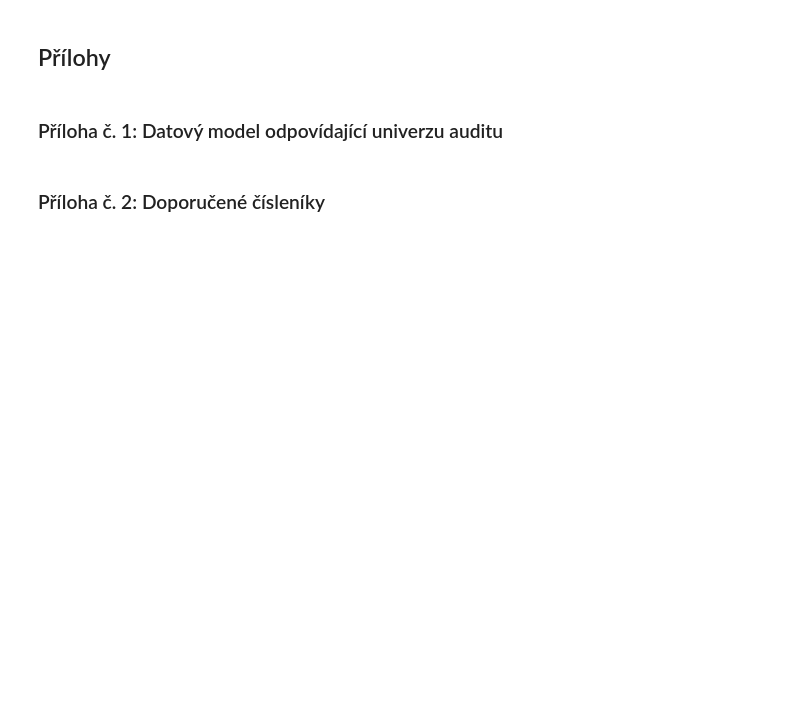
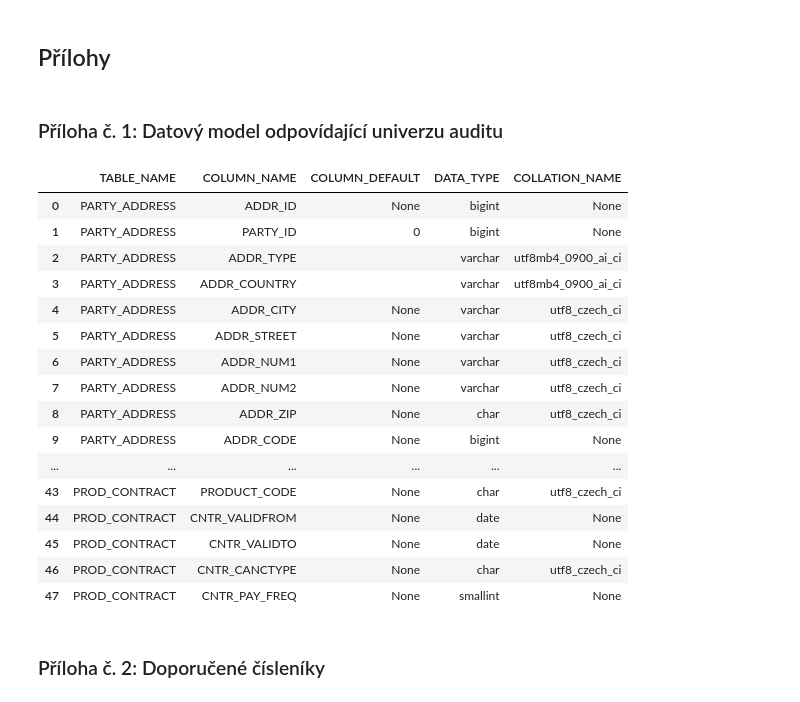
Before and after one commit to JanKlac/4IZ562Teamwork, a Jupyter notebook: Audit_Report.ipynb, the cells around one changed output. Saved outputs shown, nothing was run; the diff lists cells and outputs as text; code cells hidden in the pictures; blank space fills up the shorter version.

```diff
--- a/Audit_Report.ipynb
+++ b/Audit_Report.ipynb
@@ -86,5 +494,25 @@ Zmiňte AML, Solvency II, jako Best Practices RUIAN a stručně popište
 ## Přílohy
 # %% [markdown]
 ### Příloha č. 1: Datový model odpovídající univerzu auditu
+# %%
+select TABLE_NAME, COLUMN_NAME, COLUMN_DEFAULT, DATA_TYPE, COLLATION_NAME from DQM_MDR where COLUMN_NAME not like '%%DQM_%%';
+# %% [output]
+|  | TABLE_NAME | COLUMN_NAME | COLUMN_DEFAULT | DATA_TYPE | COLLATION_NAME |
+| 0 | PARTY_ADDRESS | ADDR_ID | None | bigint | None |
+| 1 | PARTY_ADDRESS | PARTY_ID | 0 | bigint | None |
+| 2 | PARTY_ADDRESS | ADDR_TYPE |  | varchar | utf8mb4_0900_ai_ci |
+| 3 | PARTY_ADDRESS | ADDR_COUNTRY |  | varchar | utf8mb4_0900_ai_ci |
+| 4 | PARTY_ADDRESS | ADDR_CITY | None | varchar | utf8_czech_ci |
+| 5 | PARTY_ADDRESS | ADDR_STREET | None | varchar | utf8_czech_ci |
+| 6 | PARTY_ADDRESS | ADDR_NUM1 | None | varchar | utf8_czech_ci |
+| 7 | PARTY_ADDRESS | ADDR_NUM2 | None | varchar | utf8_czech_ci |
+| 8 | PARTY_ADDRESS | ADDR_ZIP | None | char | utf8_czech_ci |
+| 9 | PARTY_ADDRESS | ADDR_CODE | None | bigint | None |
+| ... | ... | ... | ... | ... | ... |
+| 43 | PROD_CONTRACT | PRODUCT_CODE | None | char | utf8_czech_ci |
+| 44 | PROD_CONTRACT | CNTR_VALIDFROM | None | date | None |
+| 45 | PROD_CONTRACT | CNTR_VALIDTO | None | date | None |
+| 46 | PROD_CONTRACT | CNTR_CANCTYPE | None | char | utf8_czech_ci |
+| 47 | PROD_CONTRACT | CNTR_PAY_FREQ | None | smallint | None |
 # %% [markdown]
 ### Příloha č. 2: Doporučené čísleníky
```
Also changed, not shown: parts of 53 cells of this notebook.
